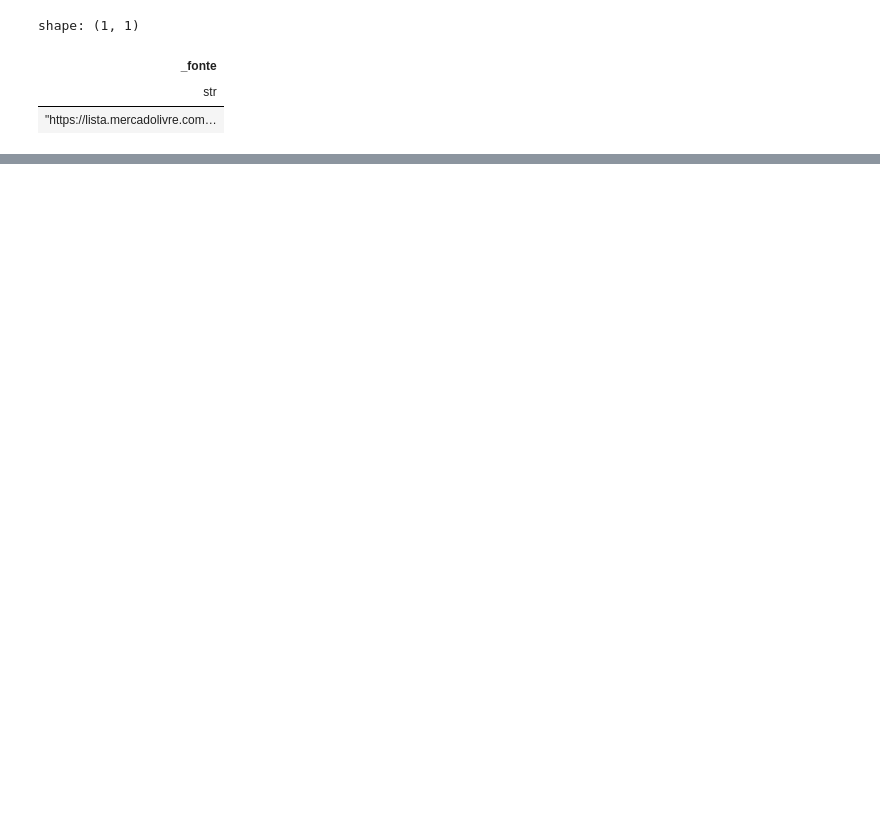
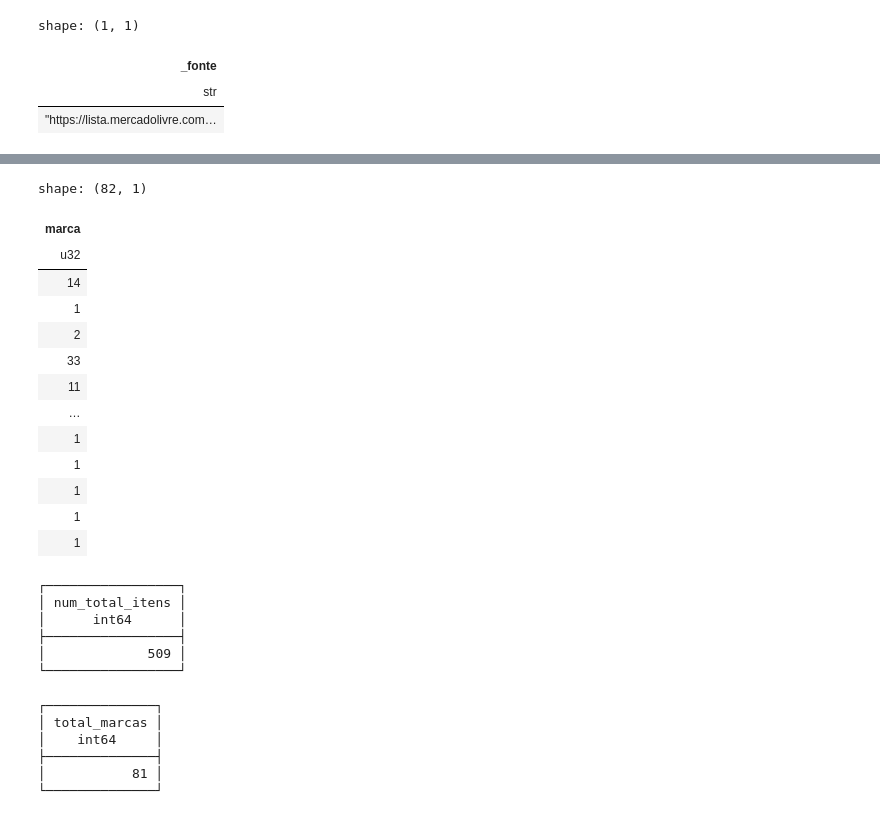
Before and after one commit to Fenyx-Forte/Pesquisa-De-Mercado-Tenis-Corrida-Masculino, a Jupyter notebook: src/jupyter/notebook.ipynb, the cells around one changed output, grey strips where cells are left out. Saved outputs shown, nothing was run; the diff lists cells and outputs as text; code cells hidden in the pictures; blank space fills up the shorter version.

Commit message:
tratamento de dados com polars e analises usando duckdb

```diff
--- a/src/jupyter/notebook.ipynb
+++ b/src/jupyter/notebook.ipynb
@@ -169,0 +270,50 @@ shape: (509, 10)
+# %%
+df.select(pl.col("marca").unique_counts())
+# %% [output]
+shape: (82, 1)
+| marca |
+| u32 |
+| 14 |
+| 1 |
+| 2 |
+| 33 |
+| 11 |
+| … |
+| 1 |
+| 1 |
+| 1 |
+| 1 |
+| 1 |
+# %%
+query = """
+select
+    count(*) as num_total_itens
+from
+    df_tratado;
+"""
+
+duckdb.sql(query)
+# %% [output]
+┌─────────────────┐
+│ num_total_itens │
+│      int64      │
+├─────────────────┤
+│             509 │
+└─────────────────┘
+# %%
+query = """
+select
+    marca
+    , count(marca) as total_marcas
+from
+    df_tratado;
+"""
+
+duckdb.sql(query)
+# %% [output]
+┌──────────────┐
+│ total_marcas │
+│    int64     │
+├──────────────┤
+│           81 │
+└──────────────┘
```
Also changed, not shown: parts of 7 cells of this notebook, 3 other files.
